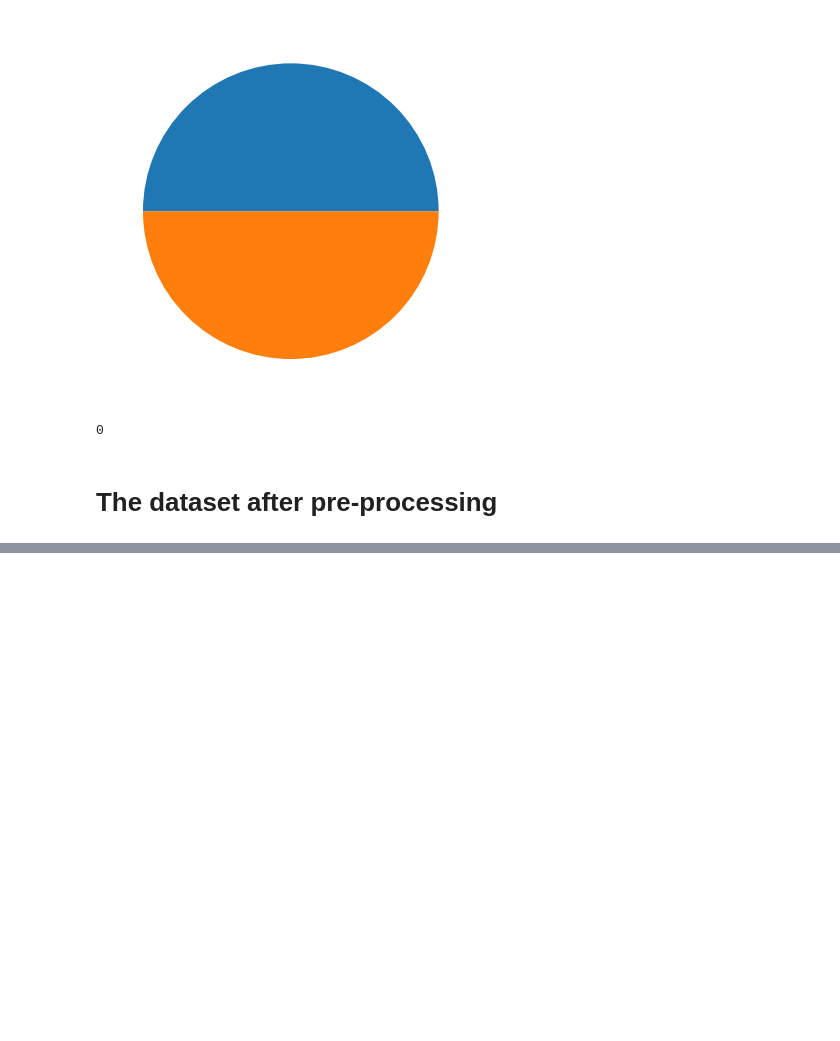
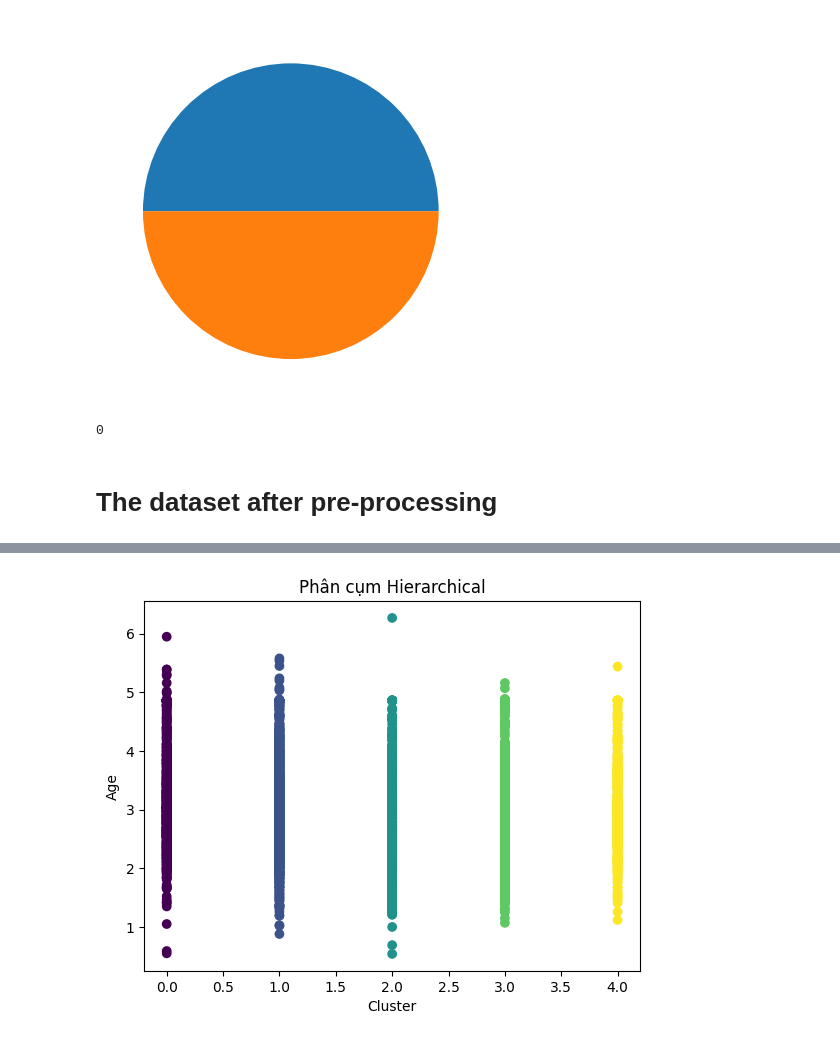
Before and after one commit to tathithienthanh/DataAnalysis_Diagnosis-of-diabetes-based-on-data-set-of-blood-test-result, a Jupyter notebook: PTDL_BTL.ipynb, the cells around one changed output, grey strips where cells are left out. Cells and saved outputs as stored; diff of their text form; code cells hidden in the pictures; blank space fills up the shorter version.

```diff
--- a/PTDL_BTL.ipynb
+++ b/PTDL_BTL.ipynb
@@ -717,0 +648,7 @@ plt.gca().spines[['top', 'right']].set_visible(False)
+# %%
+num_clusters =
+
+hier = AgglomerativeClustering(n_clusters = num_clusters, compute_distances = True)
+hier.fit(df_hier)
+
+df_hier['Cluster'] = hier.labels_
@@ -717,0 +671,8 @@ plt.gca().spines[['top', 'right']].set_visible(False)
+# %%
+plt.scatter(df_hier['Cluster'], df_hier['LDL'], c = df_hier['Cluster'], cmap = 'viridis')
+plt.xlabel('Cluster')
+plt.ylabel('Age')
+plt.title('Phân cụm Hierarchical')
+plt.show()
+# %% [output]
+[figure, added]
```
Also changed, not shown: parts of 48 cells of this notebook.
